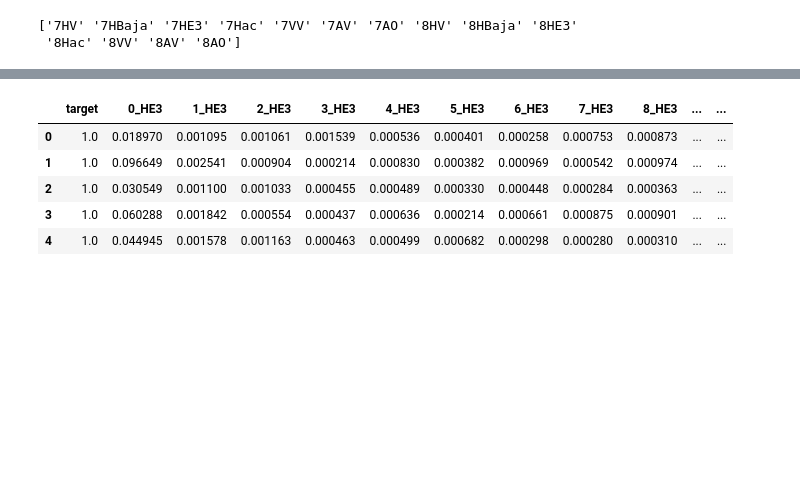
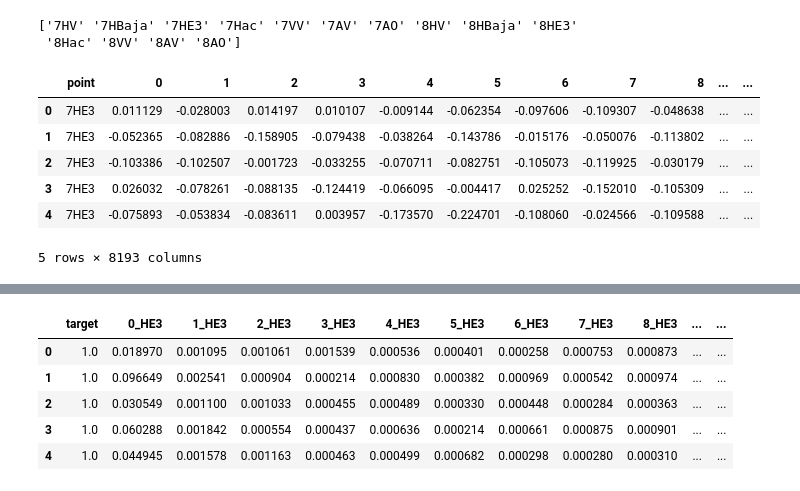
Before and after one commit to KainaK0/mia, a Jupyter notebook: MIA-104_Machine_Learning/EF_01/data_cleaning.ipynb, the cells around one changed output, grey strips where cells are left out. Cells and saved outputs as stored; diff of their text form; code cells hidden in the pictures; blank space fills up the shorter version.

```diff
--- a/MIA-104_Machine_Learning/EF_01/data_cleaning.ipynb
+++ b/MIA-104_Machine_Learning/EF_01/data_cleaning.ipynb
@@ -41,8 +41,8 @@ def read_chunk_data(search_str:str = 'dataset/chunks/Export_Time_*.csv') -> pd.D
     combined_df = pd.concat(df_list, ignore_index=True)
     return combined_df
 # %%
-def filter_df(df_copy:pd.DataFrame,eq_comp:list[str] = ['CONTRAEJE'],point_vibr:list[str]=['7AV','7HV','7VV','8AV','8HV','8VV']):
-    # df_copy
+def filter_df(df:pd.DataFrame,eq_comp:list[str] = ['CONTRAEJE'],point_vibr:list[str]=['7AV','7HV','7VV','8AV','8HV','8VV']):
+    df_copy = df.copy()
     path_tag_df = df_copy['Point Path'].str.split( r'\\' , expand = True)
     # df['points'] = path_tag_df[7]
     df_copy = df_copy[(path_tag_df[6].isin(eq_comp))]
@@ -113,4 +113,14 @@ df_freq = fft_freq(df_time)
 # %% [output]
 ['7HV' '7HBaja' '7HE3' '7Hac' '7VV' '7AV' '7AO' '8HV' '8HBaja' '8HE3'
  '8Hac' '8VV' '8AV' '8AO']
+# %%
+df_time.head()
+# %% [output]
+|  | point | 0 | 1 | 2 | 3 | 4 | 5 | 6 | 7 | 8 | ... | ... |
+| 0 | 7HE3 | 0.011129 | -0.028003 | 0.014197 | 0.010107 | -0.009144 | -0.062354 | -0.097606 | -0.109307 | -0.048638 | ... | ... |
+| 1 | 7HE3 | -0.052365 | -0.082886 | -0.158905 | -0.079438 | -0.038264 | -0.143786 | -0.015176 | -0.050076 | -0.113802 | ... | ... |
+| 2 | 7HE3 | -0.103386 | -0.102507 | -0.001723 | -0.033255 | -0.070711 | -0.082751 | -0.105073 | -0.119925 | -0.030179 | ... | ... |
+| 3 | 7HE3 | 0.026032 | -0.078261 | -0.088135 | -0.124419 | -0.066095 | -0.004417 | 0.025252 | -0.152010 | -0.105309 | ... | ... |
+| 4 | 7HE3 | -0.075893 | -0.053834 | -0.083611 | 0.003957 | -0.173570 | -0.224701 | -0.108060 | -0.024566 | -0.109588 | ... | ... |
+5 rows × 8193 columns
 # %%
```
Also changed, not shown: parts of 22 cells of this notebook, 13 other files.
